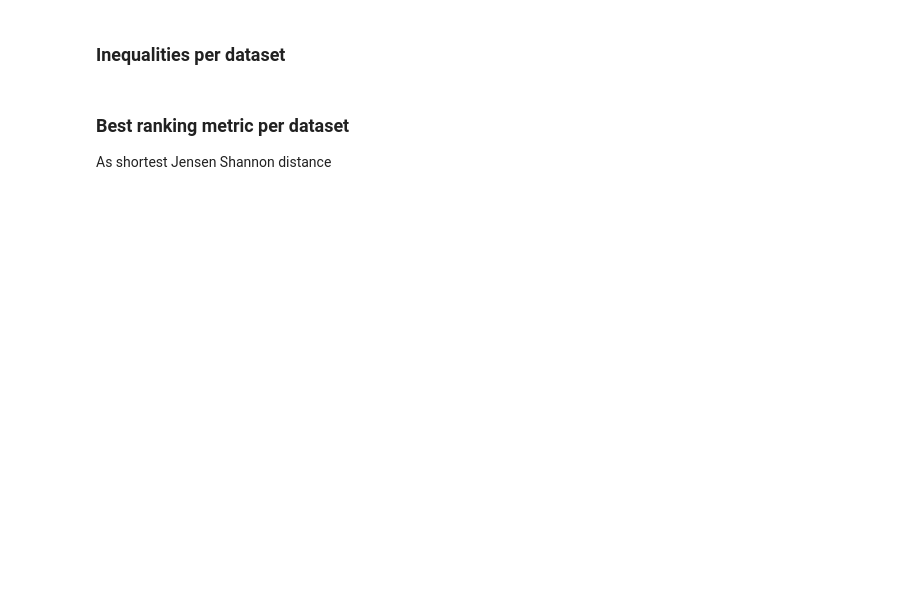
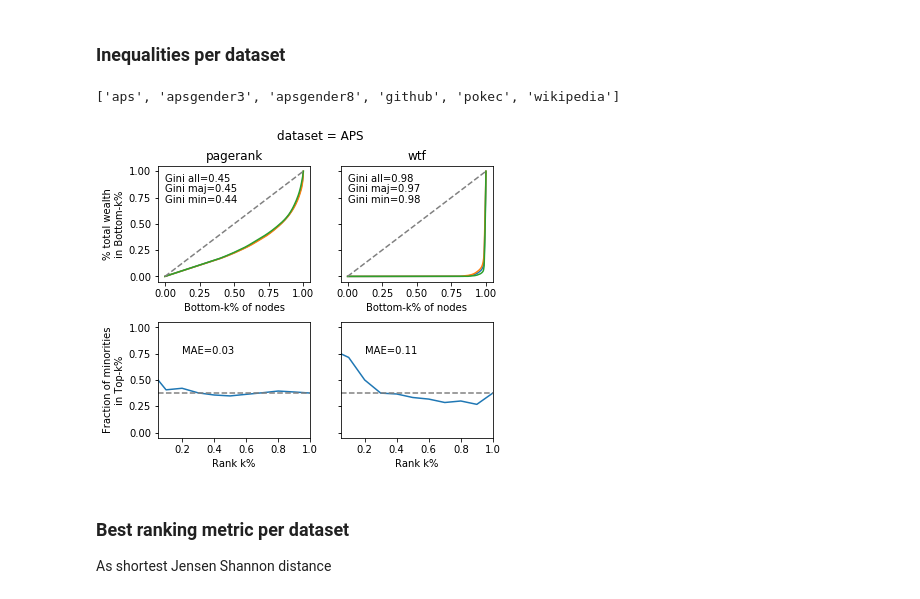
Before and after one commit to gesiscss/Homophilic_Directed_ScaleFree_Networks, a Jupyter notebook: notebooks/5_paper.ipynb, the cells around one changed output. Cells and saved outputs as stored; diff of their text form; code cells hidden in the pictures; blank space fills up the shorter version.

Commit message:
updating notebook with plots

```diff
--- a/notebooks/5_paper.ipynb
+++ b/notebooks/5_paper.ipynb
@@ -85,8 +87,11 @@ viz.plot_vh_inequalities_empirical(df_rank_empirical, fn=fn)
 # %%
 print(DATASETS)
 dataset = DATASETS[0] # from 0 to 5
 fn = None #os.path.join(PLOTS, 'vh_inequalities_{}.pdf'.format(dataset))
-viz.plot_vertical_and_horizontal_inequalities_per_dataset(df_metadata_ranking, df_rank_empirical, df_summary, dataset, fn)
+viz.plot_vertical_and_horizontal_inequalities_per_dataset(df_metadata, df_rank_empirical, df_summary, dataset, fn)
+# %% [output]
+['aps', 'apsgender3', 'apsgender8', 'github', 'pokec', 'wikipedia']
+[figure, added]
 # %% [markdown]
 <h3>Best ranking metric per dataset</h3>
 <p>As shortest Jensen Shannon distance</p>
```
Also changed, not shown: parts of 9 cells of this notebook.
